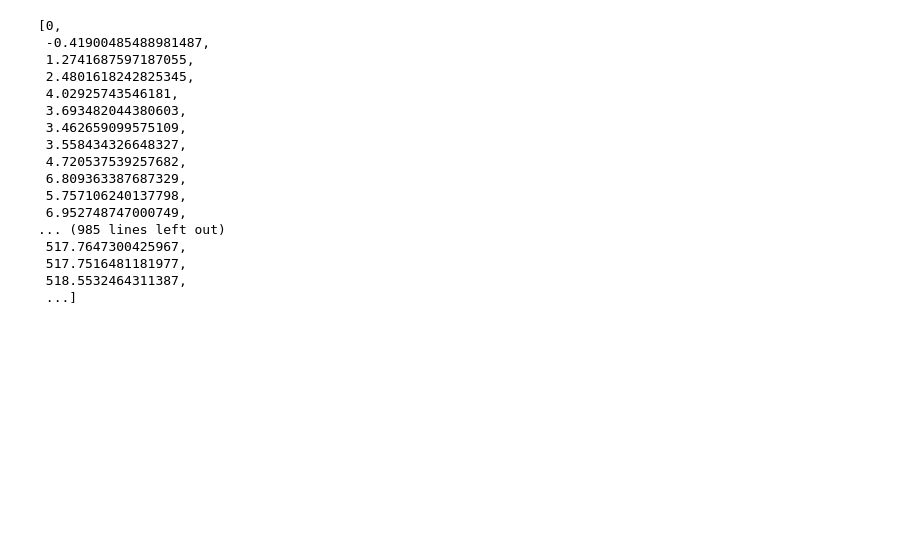
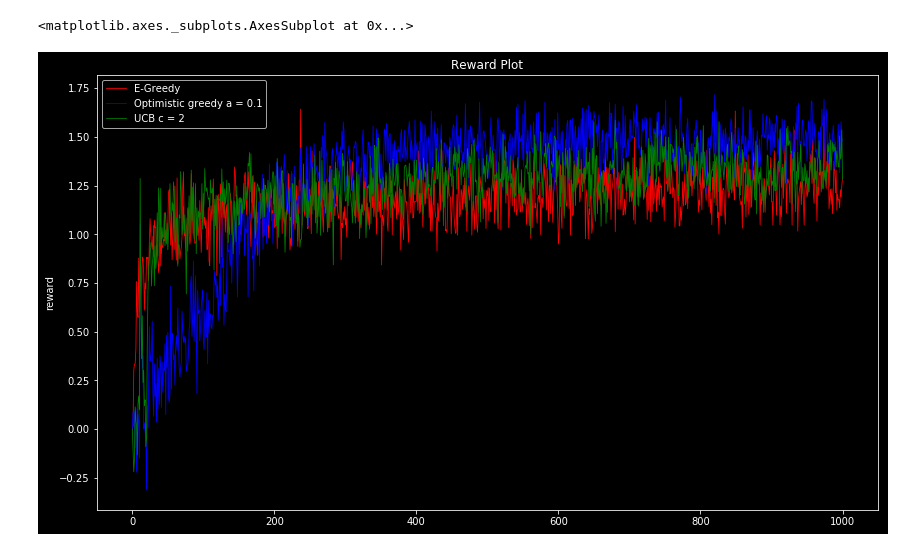
Before and after one commit to RPasch/MultiArmedBandit, a Jupyter notebook: MAB.ipynb, the cells around one changed output. Cells and saved outputs as stored; diff of their text form; code cells hidden in the pictures; blank space fills up the shorter version.

Commit message:
UCB , Optimistic , e-greedy done

```diff
--- a/MAB.ipynb
+++ b/MAB.ipynb
@@ -97,20 +87,46 @@ agent.df
-# %%
-agent.cumsum
-# %% [output]
-[0,
- -0.41900485488981487,
- 1.2741687597187055,
- 2.4801618242825345,
- 4.02925743546181,
- 3.693482044380603,
- 3.462659099575109,
- 3.558434326648327,
- 4.720537539257682,
- 6.809363387687329,
- 5.757106240137798,
- 6.952748747000749,
-... (985 lines left out)
- 517.7647300425967,
- 517.7516481181977,
- 518.5532464311387,
- ...]
+# %%
+agent = MAB()
+greedy = agent.run(iters = 1000, method = 'greedy',e = 0,a = 0.1)
+for i in range(100):
+    agent = MAB()
+    greedy_df = agent.run(iters = 1000, method = 'greedy',e = 0,a = 0.1)
+    greedy = greedy_df+greedy
+greedy['cumsum'] = greedy['cumsum']/101
+greedy['reward'] = greedy['reward']/101
+
+# agent1 = MAB()
+# greedy1 = agent.run(iters = 1000, method = 'greedy',e = 0,a = 2)
+# for i in range(100):
+#     agent1 = MAB()
+#     greedy_df = agent1.run(iters = 1000, method = 'greedy',e = 0,a = 2)
+#     greedy1 = greedy_df+greedy1
+# greedy1['cumsum'] = greedy1['cumsum']/101
+# greedy1['reward'] = greedy1['reward']/101
+
+
+e_agent = MAB()
+e_greedy = e_agent.run(iters = 1000, method = 'egreedy',e = 0.1,a = 0.1)
+for i in range(100):
+    e_agent = MAB()
+    e_greedy_df = e_agent.run(iters = 1000, method = 'egreedy',e = 0.1,a = 0.1)
+    e_greedy = e_greedy_df+e_greedy
+e_greedy['cumsum'] = e_greedy['cumsum']/101
+e_greedy['reward'] = e_greedy['reward']/101
+
+
+ucb_agent = MAB()
+ucb_greedy = ucb_agent.run(iters = 1000, method = 'UCB',e = 0.1,a = 0.1,c = 2)
+for i in range(100):
+    ucb_agent = MAB()
+    ucb_greedy_df = ucb_agent.run(iters = 1000, method = 'UCB',e = 0.1,a = 0.1,c = 2)
+    ucb_greedy = ucb_greedy_df+ucb_greedy
+ucb_greedy['cumsum'] = ucb_greedy['cumsum']/101
+ucb_greedy['reward'] = ucb_greedy['reward']/101
+# %%
+plt.figure(figsize = (14,8))
+sns.lineplot(y= e_greedy['reward'] , x = e_greedy.index,color = 'red',label = 'E-Greedy',linewidth = 0.8).set_title('Reward Plot')
+sns.lineplot(y= greedy['reward'] , x = greedy.index,color = 'blue',label = 'Optimistic greedy a = 0.1',linewidth = 0.8)
+sns.lineplot(y= ucb_greedy['reward'] , x = ucb_greedy.index,color = 'green',label = 'UCB c = 2',linewidth = 0.8)
+# %% [output]
+<matplotlib.axes._subplots.AxesSubplot at 0x...>
+[figure, added]
```
Also changed, not shown: parts of 4 cells of this notebook.
